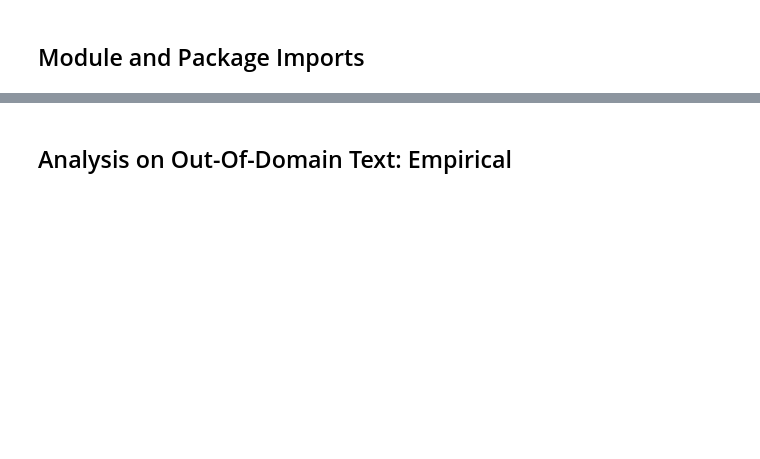
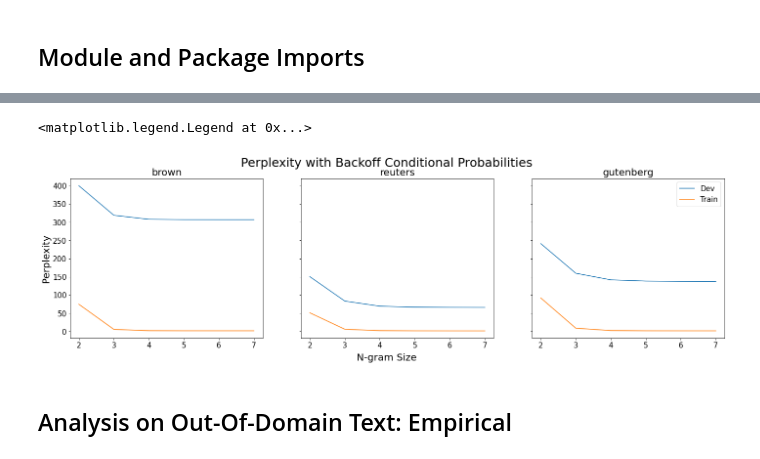
Before and after one commit to SamShowalter/CS272-NLP, a Jupyter notebook: hw2/hw2_experiments.ipynb, the cells around one changed output, grey strips where cells are left out. Drawn from its saved outputs; the diff is of its cells as text; code cells hidden in the pictures; blank space fills up the shorter version.

```diff
--- a/hw2/hw2_experiments.ipynb
+++ b/hw2/hw2_experiments.ipynb
@@ -104,2 +154,24 @@ bs.sample_next(prev)
+# %%
+add_k_best_perf = [1715.467, 384.85, 657.5382256991614]
+fig,ax = plt.subplots(1,3, figsize = (24,6),sharex = True, sharey = True)
+
+for i,d in enumerate(dnames):
+    backoff_dev_perp = [r[d][i]['backoff']['perplexity']['dev'] for i in ns]
+    backoff_train_perp = [r[d][i]['backoff']['perplexity']['train'] for i in ns]
+    if i == 0:
+        ax[i].set_ylabel("Perplexity", fontsize = 20)
+    ax[i].plot(ns, backoff_dev_perp, label = "Dev")
+    ax[i].plot(ns, backoff_train_perp, label = "Train")
+#     ax[i].axhline(add_k_best_perf[i], label = "Best add-k",linestyle = 'dashed',linewidth = 0.9
+#             , c = 'blue')
+    ax[i].set_title(d, fontsize = 20)
+plt.tick_params(axis = 'both',labelsize = 15)
+
+plt.suptitle("Perplexity with Backoff Conditional Probabilities",fontsize = 25)
+fig.supxlabel("N-gram Size",fontsize = 20)
+plt.legend(fontsize = 15)
+# %% [output]
+<matplotlib.legend.Legend at 0x...>
+[figure, added]
 # %% [markdown]
 ## Analysis on Out-Of-Domain Text: Empirical
```
Also changed, not shown: parts of 27 cells of this notebook, 4 other files.
